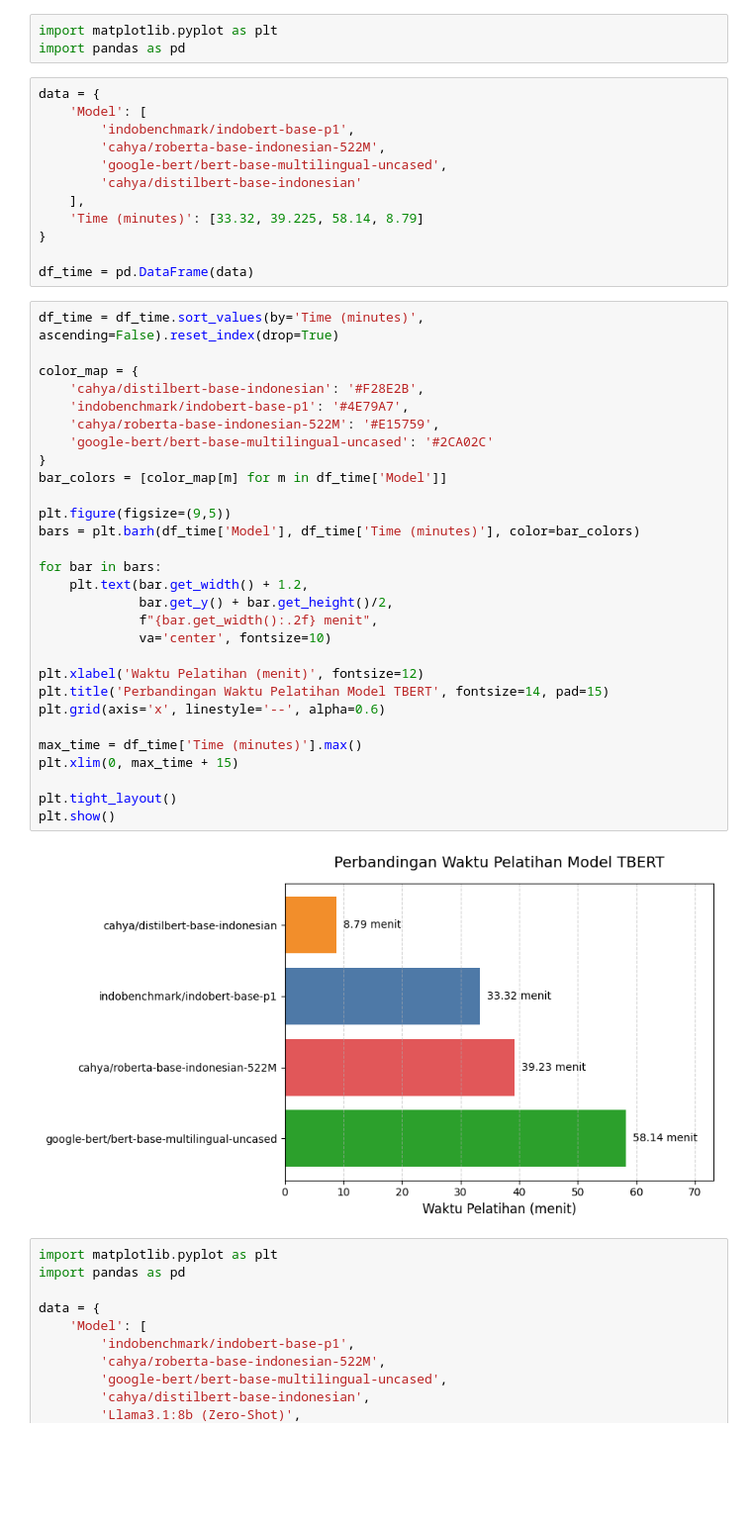
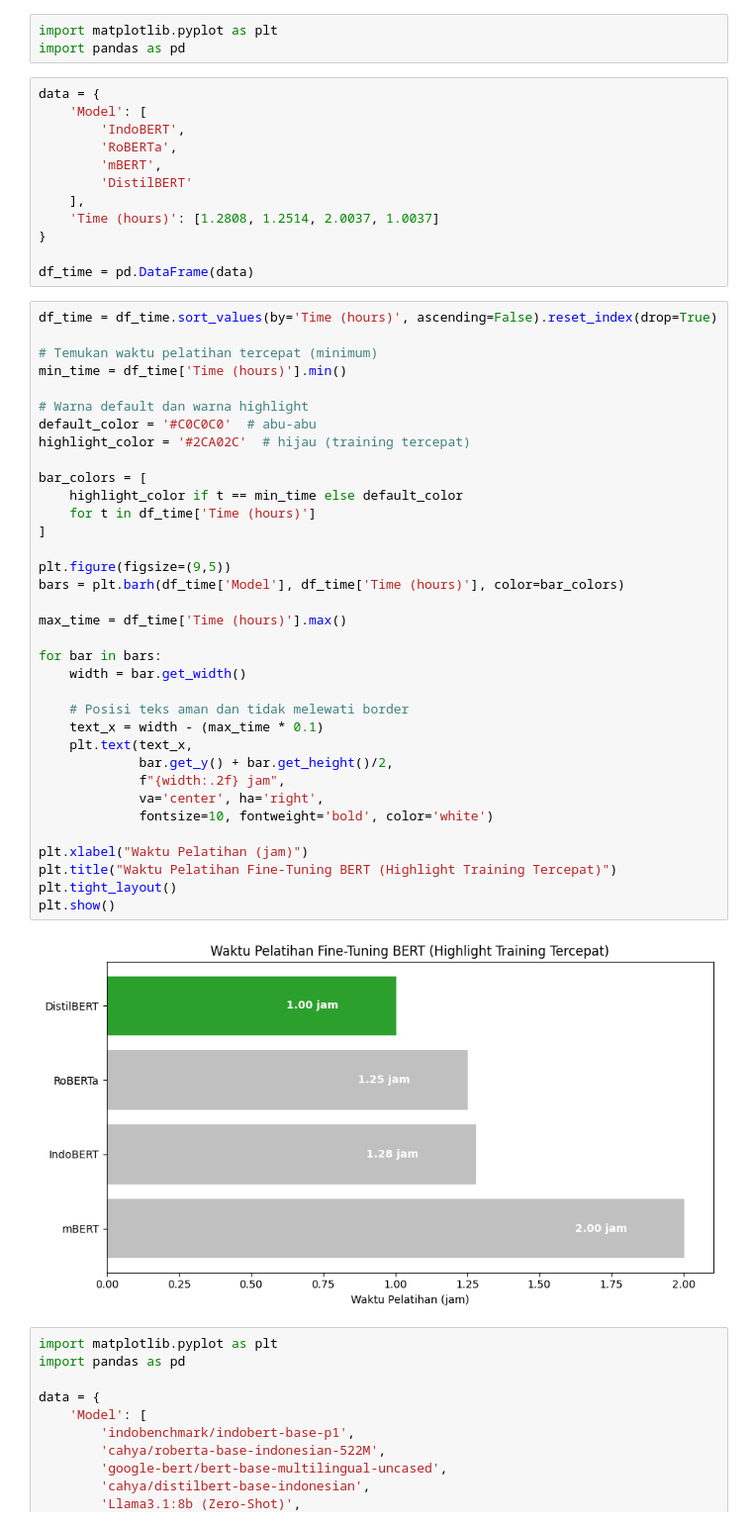
Before and after one commit to RasyadBima15/Multiclass-Emotion-Classification-on-Indonesian-Product-Reviews, a Jupyter notebook: Result/General/code.ipynb, the cells around one changed output. Shown at 99% size. Drawn from its saved outputs; the diff is of its cells as text; blank space fills up the shorter version.

```diff
--- a/Result/General/code.ipynb
+++ b/Result/General/code.ipynb
@@ -4,46 +4,52 @@ import pandas as pd
 # %%
 data = {
     'Model': [
-        'indobenchmark/indobert-base-p1',
-        'cahya/roberta-base-indonesian-522M',
-        'google-bert/bert-base-multilingual-uncased',
-        'cahya/distilbert-base-indonesian'
+        'IndoBERT',
+        'RoBERTa',
+        'mBERT',
+        'DistilBERT'
     ],
-    'Time (minutes)': [33.32, 39.225, 58.14, 8.79]
+    'Time (hours)': [1.2808, 1.2514, 2.0037, 1.0037]
 }
 
 df_time = pd.DataFrame(data)
 # %%
-df_time = df_time.sort_values(by='Time (minutes)', ascending=False).reset_index(drop=True)
+df_time = df_time.sort_values(by='Time (hours)', ascending=False).reset_index(drop=True)
 
-color_map = {
-    'cahya/distilbert-base-indonesian': '#F28E2B',
-    'indobenchmark/indobert-base-p1': '#4E79A7',
-    'cahya/roberta-base-indonesian-522M': '#E15759',
-    'google-bert/bert-base-multilingual-uncased': '#2CA02C'
-}
-bar_colors = [color_map[m] for m in df_time['Model']]
+# Temukan waktu pelatihan tercepat (minimum)
+min_time = df_time['Time (hours)'].min()
+
+# Warna default dan warna highlight
+default_color = '#C0C0C0'  # abu-abu
+highlight_color = '#2CA02C'  # hijau (training tercepat)
+
+bar_colors = [
+    highlight_color if t == min_time else default_color
+    for t in df_time['Time (hours)']
+]
 
 plt.figure(figsize=(9,5))
-bars = plt.barh(df_time['Model'], df_time['Time (minutes)'], color=bar_colors)
+bars = plt.barh(df_time['Model'], df_time['Time (hours)'], color=bar_colors)
+
+max_time = df_time['Time (hours)'].max()
 
 for bar in bars:
-    plt.text(bar.get_width() + 1.2,
+    width = bar.get_width()
+
+    # Posisi teks aman dan tidak melewati border
+    text_x = width - (max_time * 0.1)
+    plt.text(text_x,
              bar.get_y() + bar.get_height()/2,
-             f"{bar.get_width():.2f} menit",
-             va='center', fontsize=10)
+             f"{width:.2f} jam",
+             va='center', ha='right',
+             fontsize=10, fontweight='bold', color='white')
 
-plt.xlabel('Waktu Pelatihan (menit)', fontsize=12)
-plt.title('Perbandingan Waktu Pelatihan Model TBERT', fontsize=14, pad=15)
-plt.grid(axis='x', linestyle='--', alpha=0.6)
-
-max_time = df_time['Time (minutes)'].max()
-plt.xlim(0, max_time + 15)
-
+plt.xlabel("Waktu Pelatihan (jam)")
+plt.title("Waktu Pelatihan Fine-Tuning BERT (Highlight Training Tercepat)")
 plt.tight_layout()
 plt.show()
 # %% [output]
-[figure, old version]
+[figure, new version]
 # %%
 import matplotlib.pyplot as plt
 import pandas as pd
```
Also changed, not shown: 34 other files.
